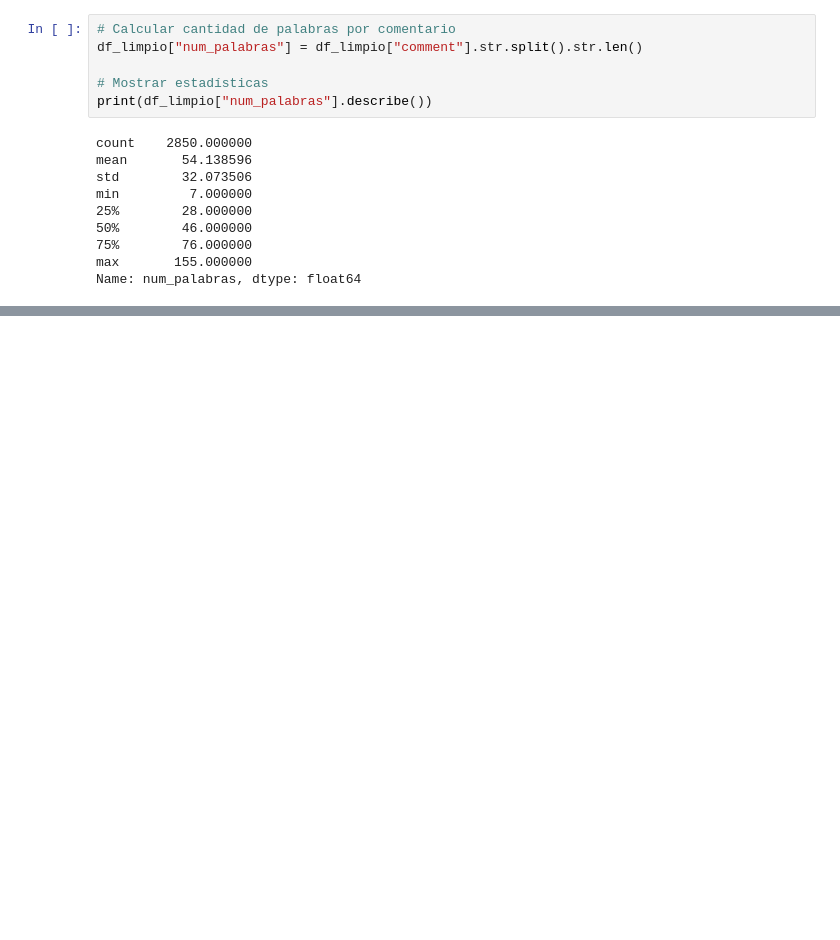
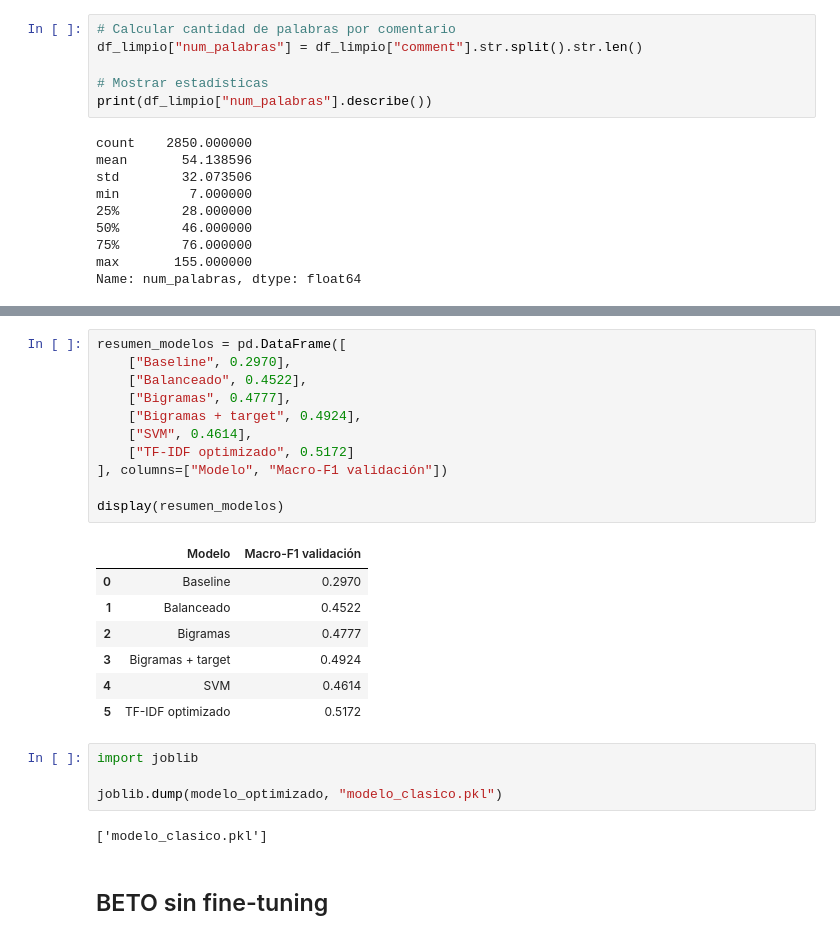
Before and after one commit to josecasass/TP3_NLP, a Jupyter notebook: TP3_NLP.ipynb, the cells around one changed output, grey strips where cells are left out. Drawn from its saved outputs; the diff is of its cells as text; blank space fills up the shorter version.

```diff
--- a/TP3_NLP.ipynb
+++ b/TP3_NLP.ipynb
@@ -140,0 +630,27 @@ Name: num_palabras, dtype: float64
+# %%
+resumen_modelos = pd.DataFrame([
+    ["Baseline", 0.2970],
+    ["Balanceado", 0.4522],
+    ["Bigramas", 0.4777],
+    ["Bigramas + target", 0.4924],
+    ["SVM", 0.4614],
+    ["TF-IDF optimizado", 0.5172]
+], columns=["Modelo", "Macro-F1 validación"])
+
+display(resumen_modelos)
+# %% [output]
+|  | Modelo | Macro-F1 validación |
+| 0 | Baseline | 0.2970 |
+| 1 | Balanceado | 0.4522 |
+| 2 | Bigramas | 0.4777 |
+| 3 | Bigramas + target | 0.4924 |
+| 4 | SVM | 0.4614 |
+| 5 | TF-IDF optimizado | 0.5172 |
+# %%
+import joblib
+
+joblib.dump(modelo_optimizado, "modelo_clasico.pkl")
+# %% [output]
+['modelo_clasico.pkl']
+# %% [markdown]
+## BETO sin fine-tuning
```
Also changed, not shown: parts of 19 cells of this notebook, 1 other file.
